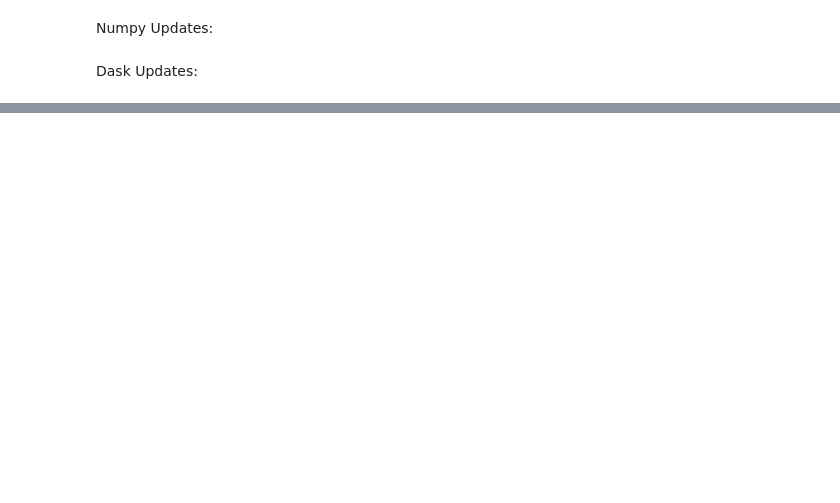
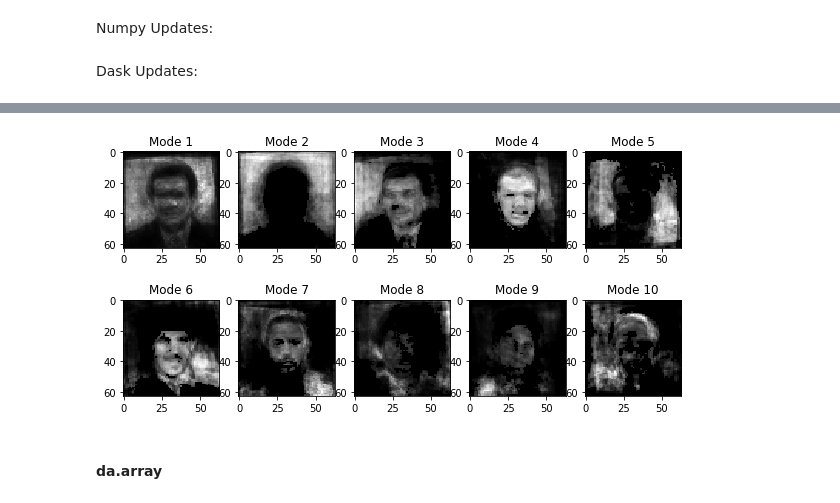
Before and after one commit to HKCaesar/daskNMF, a Jupyter notebook: ExploreNMFmu.ipynb, the cells around one changed output, grey strips where cells are left out. Cells and saved outputs as stored; diff of their text form; code cells hidden in the pictures; blank space fills up the shorter version.

```diff
--- a/ExploreNMFmu.ipynb
+++ b/ExploreNMFmu.ipynb
@@ -164,21 +238,11 @@ W_init, H_init = initialize_da(X_da,k,init='random')
 # %%
 # fitting function
 EPSILON = np.finfo(np.float32).eps
-def fit(M,k,nofit):
+def fit(M, k, nofit, init, W=None, H=None):
 
-    # initialize H and W
-    #u,s,vt = linalg.svd(M)
-    #W = u[:,:k]
-    #H = np.dot(np.diag(s[:k]),vt[:k,:])
-    #print(s[:k])
+    W, H = initialize(M, k, init, W, H)
 
-    #W, H = initialize(M, k, init='nndsvda')
 
-    # use outside initialization
-    W = W_init.compute()
-    H = H_init.compute()
-
-    #W, H = initialize_random(M,k,init='random')
 
     err = []
     for it in range(nofit):
@@ -221,2 +286,2 @@ nofit = 1
 # %%
-W, H, err = fit(X,100,100)
+W, H, err = fit(X, k, 100, init = 'custom', W=W_init, H=H_init)
@@ -270 +363,14 @@ for i in range(10):
+# %%
+# plot the results
+u = H.reshape((-1,m,n))
+plt.figure(figsize = (10,5))
+for i in range(10):
+    plt.subplot(2,5,i+1)
+    # we are rescaling between 0 and 1 before plotting
+    plt.imshow(u[i,:,:],cmap = 'gray')
+    plt.title('Mode '+str(i+1))
+# %% [output]
+[figure, added]
+# %% [markdown]
+#### da.array
 # %%
```
Also changed, not shown: parts of 33 cells of this notebook.
